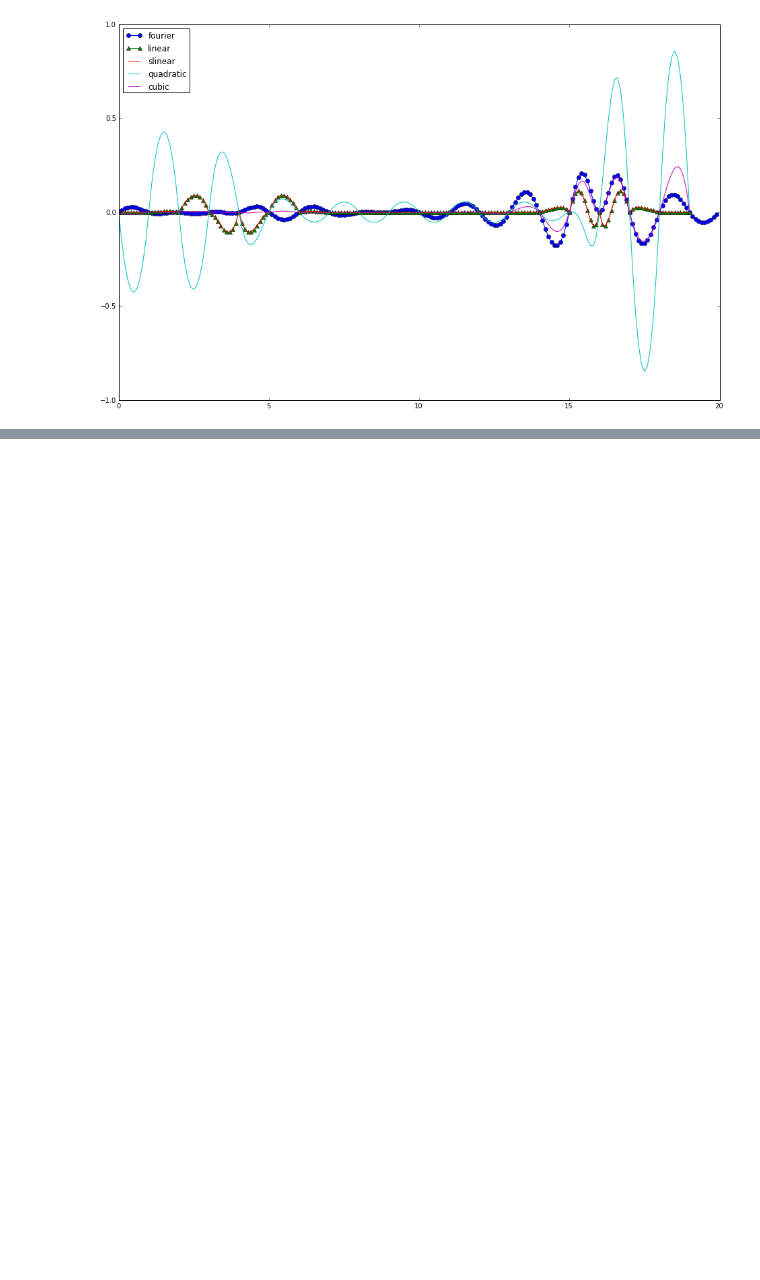
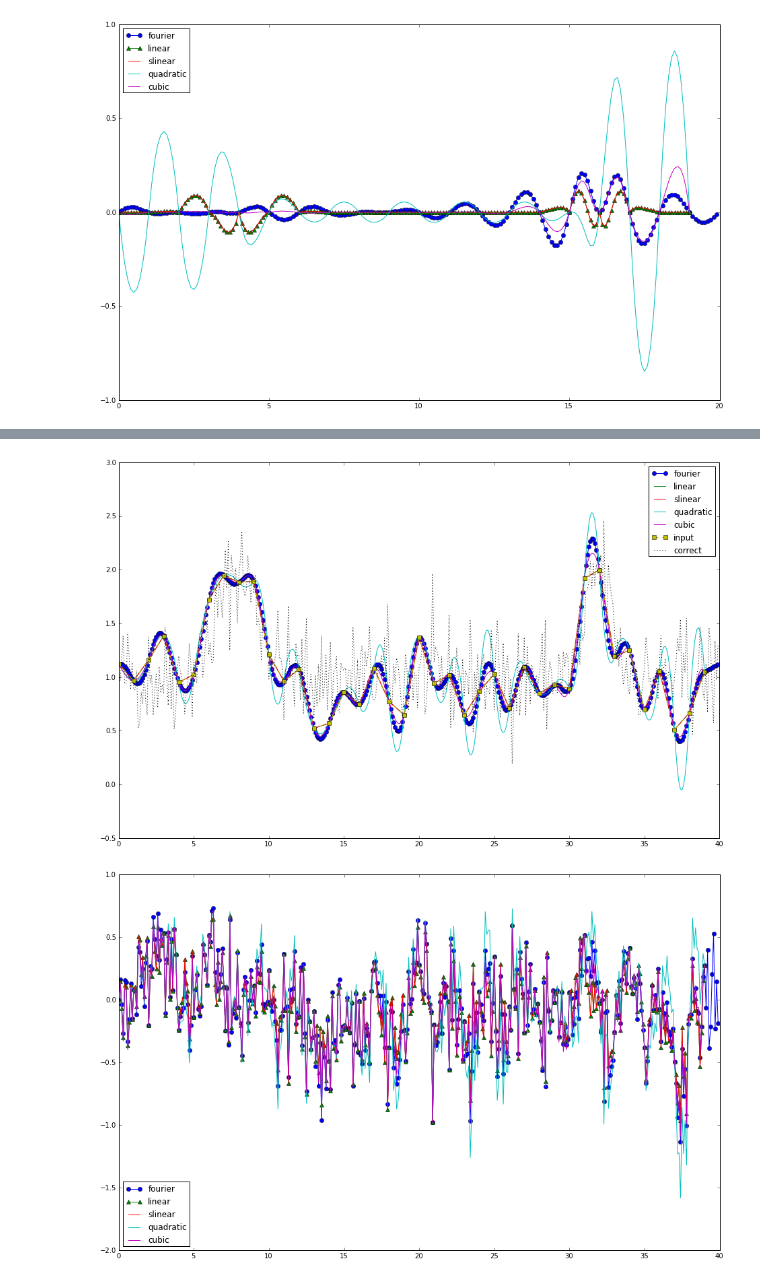
Before and after one commit to keflavich/image_registration, a Jupyter notebook: doc/Fourier Scaling = Zooming = Similarity.ipynb, the cells around one changed output, grey strips where cells are left out. Saved outputs shown, nothing was run; the diff lists cells and outputs as text; code cells hidden in the pictures; blank space fills up the shorter version.

```diff
--- a/doc/Fourier Scaling = Zooming = Similarity.ipynb
+++ b/doc/Fourier Scaling = Zooming = Similarity.ipynb
@@ -199,0 +180,10 @@ interpcompare(f, arange(0,20), arange(0,20,0.1))
+# %%
+# this is more interesting, though: in the presence of noise, how does it do?
+def f(x):
+    np.random.seed(42)
+    return exp(-(x/4.-2.)**2/(2.*(1/3.)**2))+exp(-(x/4.-8.)**2/(2.*(1/5.)**2))+1+np.random.randn(x.size)/4
+interpcompare(f, arange(0,40), arange(0,40,0.1))
+# this is a failed experiment: the 'correct' has different noise than the 'input' because of shape offsets (despite a consistent seed)
+# %% [output]
+[figure, added]
+[figure, added]
```
Also changed, not shown: parts of 17 cells of this notebook, 2 other files.
